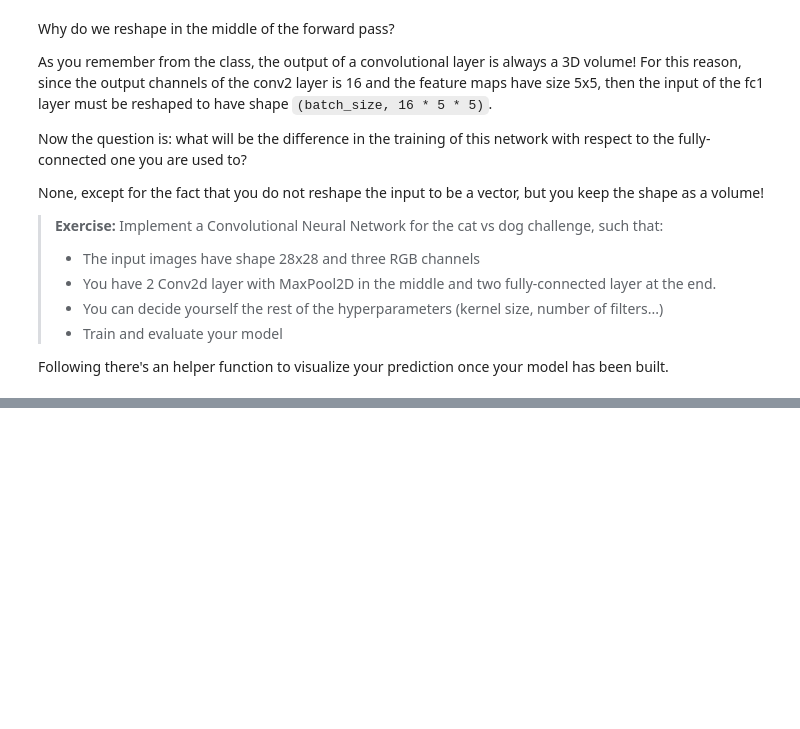
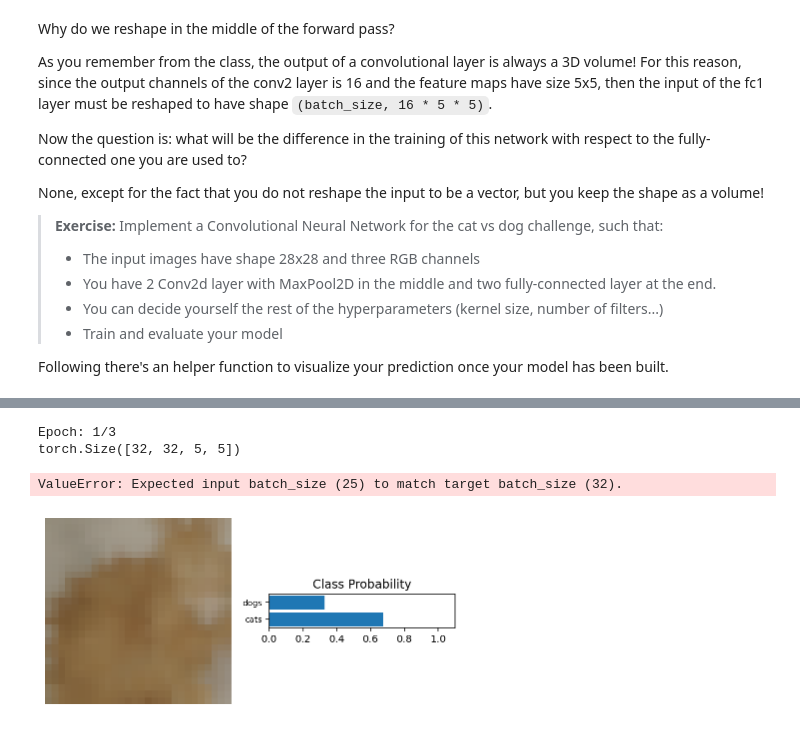
Before and after one commit to lpianta/ai_fall_exercises, a Jupyter notebook: M5_Deep_Learning/d7_CNN/Cat_vs_Dog.ipynb, the cells around one changed output, grey strips where cells are left out. Saved outputs shown, nothing was run; the diff lists cells and outputs as text; code cells hidden in the pictures; blank space fills up the shorter version.

```diff
--- a/M5_Deep_Learning/d7_CNN/Cat_vs_Dog.ipynb
+++ b/M5_Deep_Learning/d7_CNN/Cat_vs_Dog.ipynb
@@ -302,0 +353,76 @@ You should get something cute like this:
+# %%
+epochs = 3
+print_every = 40
+criterion = nn.NLLLoss()
+optimizer = torch.optim.Adam(catdog.parameters(), lr=0.001)
+
+for e in range(epochs):
+    running_loss = 0
+    total = 0
+    correct = 0
+    print(f"Epoch: {e+1}/{epochs}")
+
+    catdog.train()
+    for i, (images, labels) in enumerate(iter(new_trainloader)):
+
+
+
+        optimizer.zero_grad()
+
+        output = catdog.forward(images)   # 1) Forward pass
+        loss = criterion(output, labels) # 2) Compute loss
+        loss.backward()                  # 3) Backward pass
+        optimizer.step()                 # 4) Update model
+
+        running_loss += loss.item()
+
+        if i % print_every == 0:
+            print(f"\tIteration: {i}\t Loss: {running_loss/print_every:.4f}")
+            running_loss = 0
+
+
+    catdog.eval()
+    with torch.no_grad():
+        for i, (images, labels) in enumerate(iter(new_testloader)):
+            outputs = catdog(images)
+            _, predicted = torch.max(outputs.data, 1)
+            total += labels.size(0)
+            correct += (predicted == labels).sum().item()
+
+    print('Accuracy of the network: %d %%' % (
+        100 * correct / total))
+# %% [output]
+Epoch: 1/3
+torch.Size([32, 32, 5, 5])
+ValueError: Expected input batch_size (25) to match target batch_size (32).
+# %%
+import numpy as np
+class_list = train_data.classes
+
+def view_classify_general(img, ps, class_list):
+    ''' Function for viewing an image and it's predicted classes.
+    '''
+    ps = ps.data.numpy().squeeze()
+
+    fig, (ax1, ax2) = plt.subplots(figsize=(6,9), ncols=2)
+    imshow(img, ax=ax1, normalize=True)
+    ax1.axis('off')
+    ax2.barh(np.arange(len(class_list)), ps)
+    ax2.set_aspect(0.1)
+    ax2.set_yticks(np.arange(len(class_list)))
+    ax2.set_yticklabels([x for x in class_list], size='small');
+    ax2.set_title('Class Probability')
+    ax2.set_xlim(0, 1.1)
+
+    plt.tight_layout()
+
+images, labels = next(iter(new_trainloader))
+img, label = images[0], labels[0]
+# Flatten images
+# Forward pass, get our logits
+# Calculate the loss with the logits and the labels
+ps = torch.exp(logits)
+
+view_classify_general(img, ps, class_list)
+# %% [output]
+[figure, added]
```
Also changed, not shown: parts of 4 cells of this notebook.
